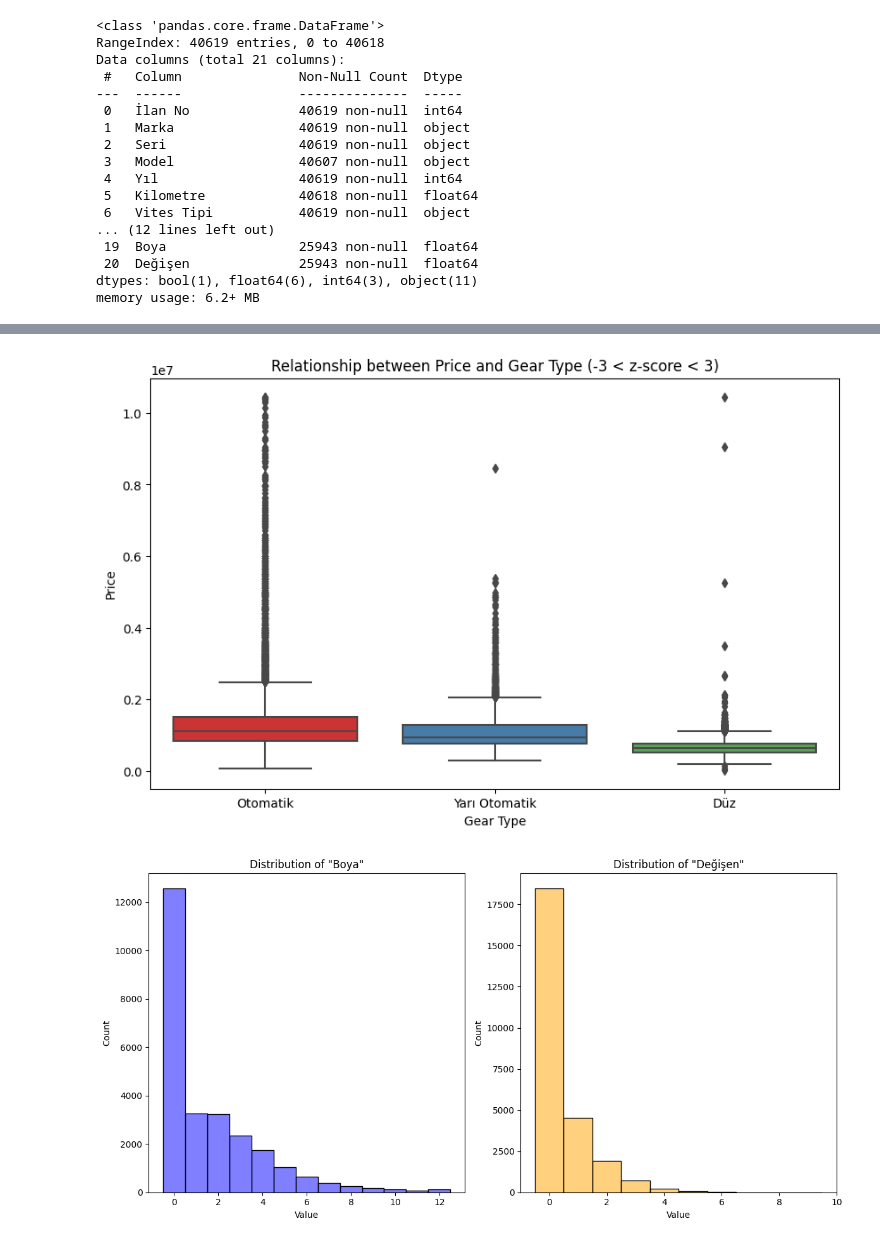
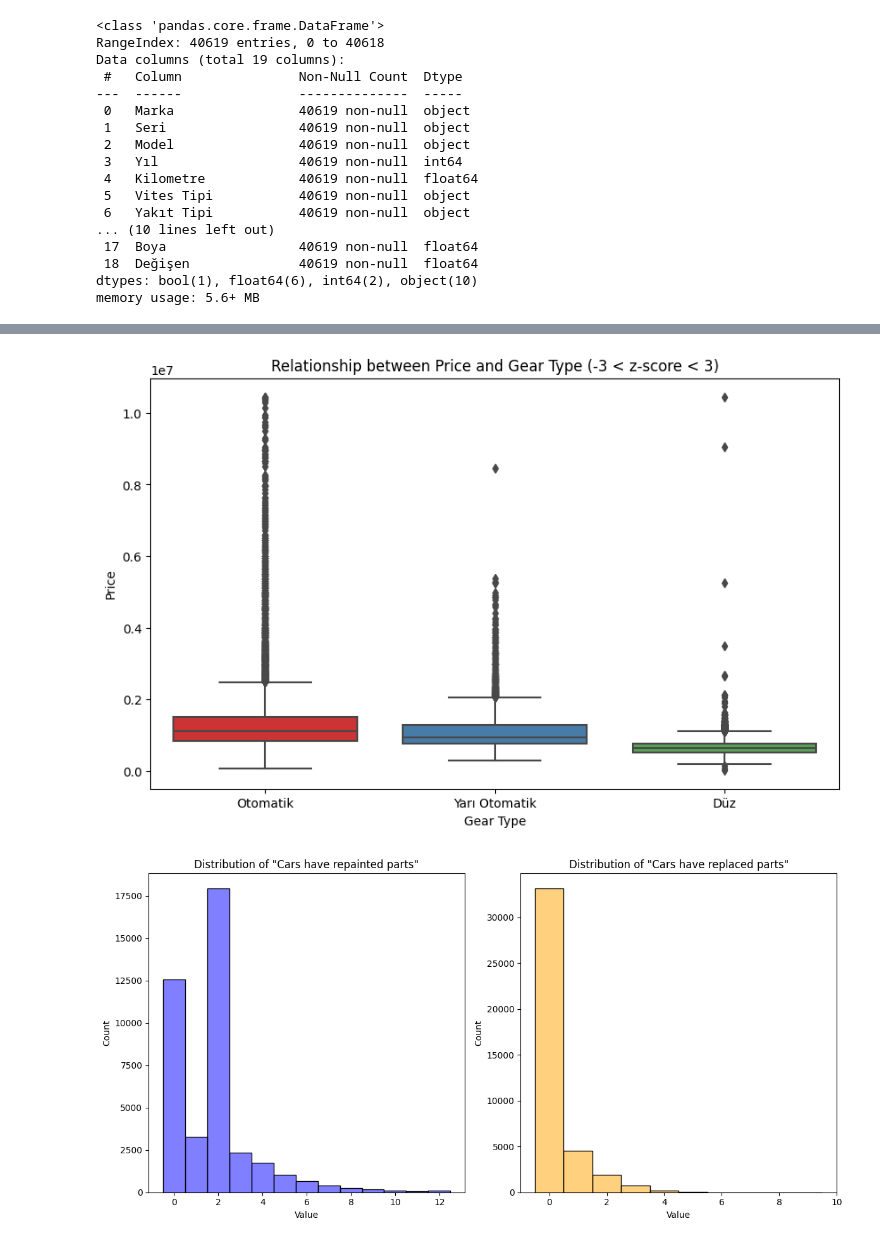
Before and after one commit to letsplaywithstrings/tr-carprice-estimation, a Jupyter notebook: Car Price Estimation.ipynb, the cells around one changed output, grey strips where cells are left out. Cells and saved outputs as stored; diff of their text form; code cells hidden in the pictures.

```diff
--- a/Car Price Estimation.ipynb
+++ b/Car Price Estimation.ipynb
@@ -103,7 +102,17 @@ df["Motor Gücü"] = df["Motor Gücü"].apply(apply_2)
 df["Ort. Yakıt Tüketimi"] = df["Ort. Yakıt Tüketimi"].apply(apply_3)
 df["Agir Hasarli"] = df["tramer"].apply(apply_6)
 df[['Boya', 'Değişen']] = df['Boya-değişen'].apply(apply_5).apply(pd.Series)
-df.drop(["Yakıt Deposu","İlan Tarihi","Takasa Uygun","Boya-değişen"], axis=1, inplace=True)
+df.drop(["Yakıt Deposu","İlan Tarihi","Takasa Uygun","Boya-değişen","İlan No","tramer"], axis=1, inplace=True)
+
+# Fill missing values
+for column in df.select_dtypes(include=['float64']).columns:
+    df[column].fillna(df[column].mean(), inplace=True)
+
+for column in df.select_dtypes(include=['object']).columns:
+    df[column].fillna(df[column].mode()[0], inplace=True)
+
+# Drop rows with missing categorical data (if any remain)
+df.dropna(inplace=True)
 
 df.head()
 # %% [output]
@@ -131,21 +139,21 @@ df.info()
 # %% [output]
 <class 'pandas.core.frame.DataFrame'>
 RangeIndex: 40619 entries, 0 to 40618
-Data columns (total 21 columns):
+Data columns (total 19 columns):
  #   Column               Non-Null Count  Dtype
 ---  ------               --------------  -----
- 0   İlan No              40619 non-null  int64
- 1   Marka                40619 non-null  object
- 2   Seri                 40619 non-null  object
- 3   Model                40607 non-null  object
- 4   Yıl                  40619 non-null  int64
- 5   Kilometre            40618 non-null  float64
- 6   Vites Tipi           40619 non-null  object
-... (12 lines left out)
- 19  Boya                 25943 non-null  float64
- 20  Değişen              25943 non-null  float64
-dtypes: bool(1), float64(6), int64(3), object(11)
-memory usage: 6.2+ MB
+ 0   Marka                40619 non-null  object
+ 1   Seri                 40619 non-null  object
+ 2   Model                40619 non-null  object
+ 3   Yıl                  40619 non-null  int64
+ 4   Kilometre            40619 non-null  float64
+ 5   Vites Tipi           40619 non-null  object
+ 6   Yakıt Tipi           40619 non-null  object
+... (10 lines left out)
+ 17  Boya                 40619 non-null  float64
+ 18  Değişen              40619 non-null  float64
+dtypes: bool(1), float64(6), int64(2), object(10)
+memory usage: 5.6+ MB
 # %%
 # Plot 1: Distribution of cars by brand
 plt.figure(figsize=(12, 6))
@@ -243,14 +251,14 @@ plt.show()
 plt.figure(figsize=(12, 6))
 plt.subplot(1, 2, 1)
 sns.histplot(data=df, x='Boya', bins=2, discrete=True, color='blue', alpha=0.5)
-plt.title('Distribution of "Boya"')
+plt.title('Distribution of "Cars have repainted parts"')
 plt.xlabel('Value')
 plt.ylabel('Count')
 
 # Histogram for "Değişen"
 plt.subplot(1, 2, 2)
 sns.histplot(data=df, x='Değişen', bins=2, discrete=True, color='orange', alpha=0.5)
-plt.title('Distribution of "Değişen"')
+plt.title('Distribution of "Cars have replaced parts"')
 plt.xlabel('Value')
 plt.ylabel('Count')
 
@@ -265,5 +273,5 @@ plt.show()
 [figure]
 [figure]
 [figure]
 [figure]
-[figure, old version]
+[figure, new version]
```
Also changed, not shown: parts of 6 cells of this notebook.
